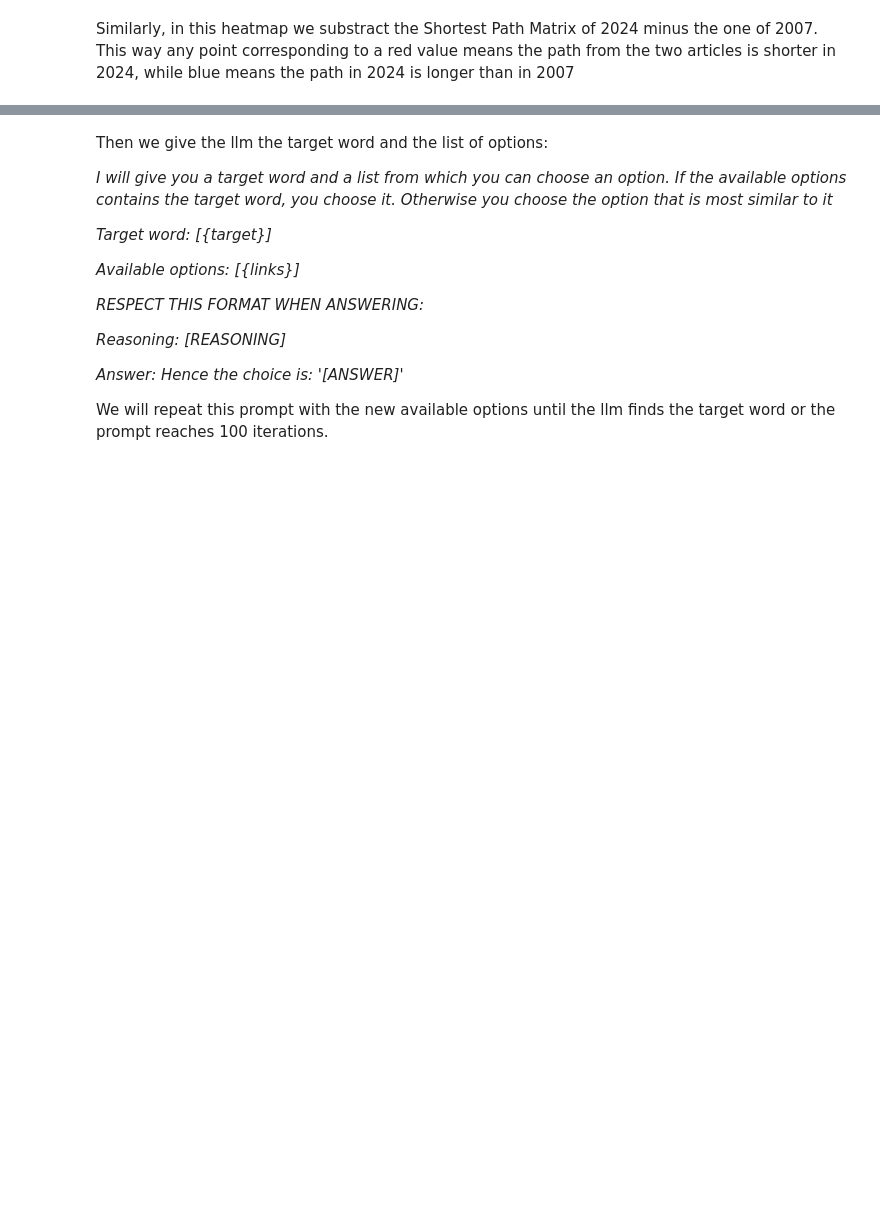
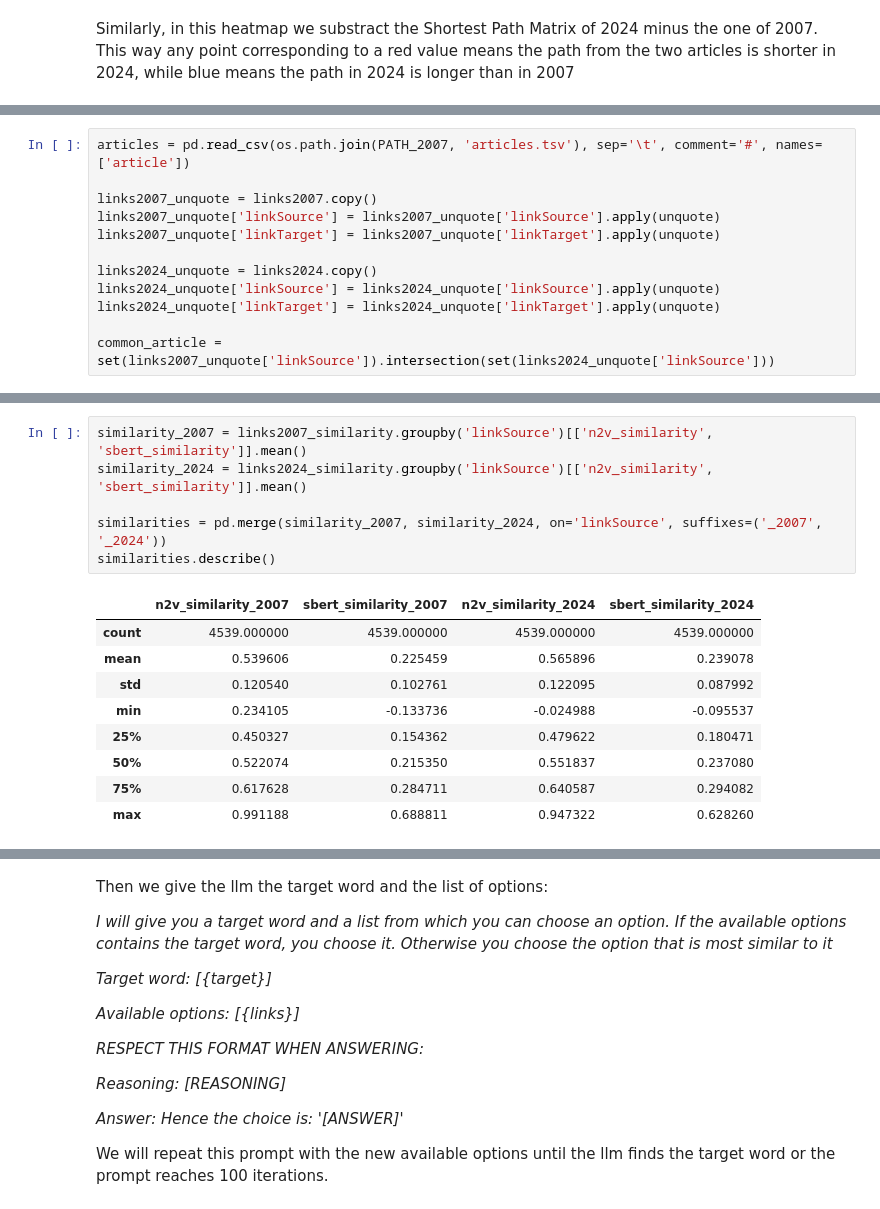
Before and after one commit to epfl-ada/ada-2024-project-outlier-1, a Jupyter notebook: results.ipynb, the cells around one changed output, grey strips where cells are left out. Drawn from its saved outputs; the diff is of its cells as text; blank space fills up the shorter version.

```diff
--- a/results.ipynb
+++ b/results.ipynb
@@ -871,0 +1087,12 @@ Similarly, in this heatmap we substract the Shortest Path Matrix of 2024 minus t
+# %%
+articles = pd.read_csv(os.path.join(PATH_2007, 'articles.tsv'), sep='\t', comment='#', names=['article'])
+
+links2007_unquote = links2007.copy()
+links2007_unquote['linkSource'] = links2007_unquote['linkSource'].apply(unquote)
+links2007_unquote['linkTarget'] = links2007_unquote['linkTarget'].apply(unquote)
+
+links2024_unquote = links2024.copy()
+links2024_unquote['linkSource'] = links2024_unquote['linkSource'].apply(unquote)
+links2024_unquote['linkTarget'] = links2024_unquote['linkTarget'].apply(unquote)
+
+common_article = set(links2007_unquote['linkSource']).intersection(set(links2024_unquote['linkSource']))
@@ -871,0 +1195,16 @@ Similarly, in this heatmap we substract the Shortest Path Matrix of 2024 minus t
+# %%
+similarity_2007 = links2007_similarity.groupby('linkSource')[['n2v_similarity', 'sbert_similarity']].mean()
+similarity_2024 = links2024_similarity.groupby('linkSource')[['n2v_similarity', 'sbert_similarity']].mean()
+
+similarities = pd.merge(similarity_2007, similarity_2024, on='linkSource', suffixes=('_2007', '_2024'))
+similarities.describe()
+# %% [output]
+|  | n2v_similarity_2007 | sbert_similarity_2007 | n2v_similarity_2024 | sbert_similarity_2024 |
+| count | 4539.000000 | 4539.000000 | 4539.000000 | 4539.000000 |
+| mean | 0.539606 | 0.225459 | 0.565896 | 0.239078 |
+| std | 0.120540 | 0.102761 | 0.122095 | 0.087992 |
+| min | 0.234105 | -0.133736 | -0.024988 | -0.095537 |
+| 25% | 0.450327 | 0.154362 | 0.479622 | 0.180471 |
+| 50% | 0.522074 | 0.215350 | 0.551837 | 0.237080 |
+| 75% | 0.617628 | 0.284711 | 0.640587 | 0.294082 |
+| max | 0.991188 | 0.688811 | 0.947322 | 0.628260 |
```
Also changed, not shown: parts of 52 cells of this notebook, 12 other files.
